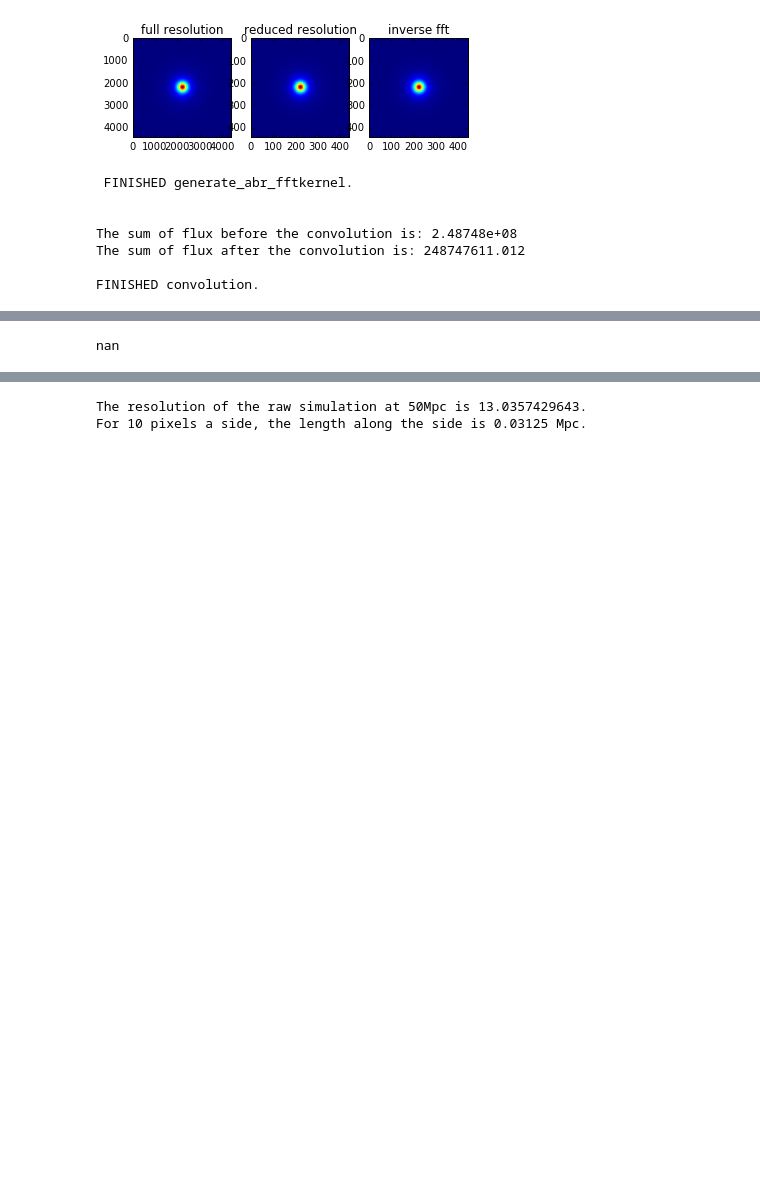
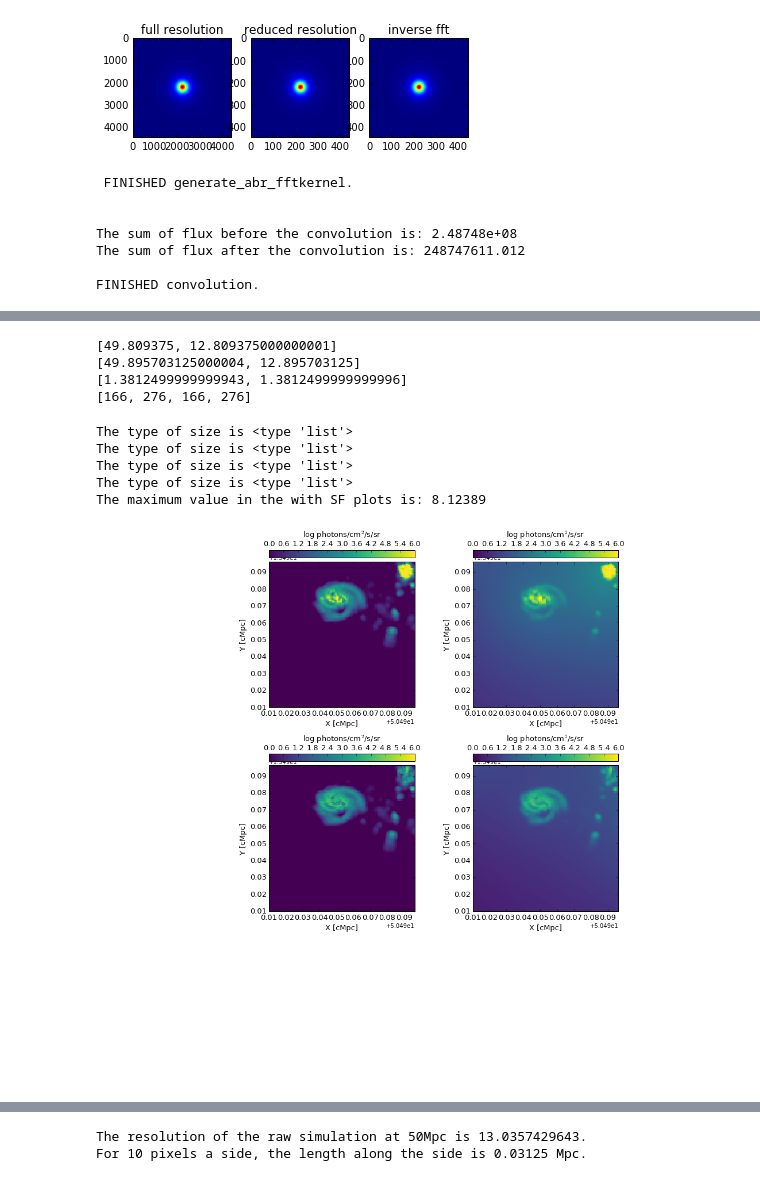
Before and after one commit to lokhorst/HalphaScripts, a Jupyter notebook: EagleSimScripts/psf_image_conv_compareSFandnonSR.ipynb, the cells around one changed output, grey strips where cells are left out. Saved outputs shown, nothing was run; the diff lists cells and outputs as text; code cells hidden in the pictures; blank space fills up the shorter version.

```diff
--- a/EagleSimScripts/psf_image_conv_compareSFandnonSR.ipynb
+++ b/EagleSimScripts/psf_image_conv_compareSFandnonSR.ipynb
@@ -350,4 +429,52 @@ def makemap(data,size,ax,colmap='viridis',xystarts = [0.,0.],title = '',colorbar
-# %%
-print np.max(convolved_noSF)
-# %% [output]
-nan
+# %%
+numz = 8
+
+xystarts_small = [xystarts_out[0]+size_out[0]/numz/2,xystarts_out[1]+size_out[1]/numz/2]
+size_small = [size_out[0]/numz/2, size_out[1]/numz/2]
+bounds = [data_FOV_total.shape[0]/2-data_FOV_total.shape[0]/numz,data_FOV_total.shape[0]/2+data_FOV_total.shape[0]/numz,\
+          data_FOV_total.shape[1]/2-data_FOV_total.shape[1]/numz,data_FOV_total.shape[0]/2+data_FOV_total.shape[1]/numz]
+print xystarts_out
+print xystarts_small
+print size_out
+print bounds
+# %% [output]
+[49.809375, 12.809375000000001]
+[49.895703125000004, 12.895703125]
+[1.3812499999999943, 1.3812499999999996]
+[166, 276, 166, 276]
+# %%
+vmin=0; vmax=6
+# with SFR
+fig, ((ax1,ax2),(ax3,ax4)) = plt.subplots(2, 2, figsize=(10, 10))
+
+xystarts_small = [xystarts_out[0]+size_out[0]/2,xystarts_out[1]+size_out[1]/2]
+
+#get_halpha_SB.
+makemap(data_FOV_total[bounds[0]:bounds[1],bounds[2]:bounds[3]],size_small,ax1,\
+        xystarts = xystarts_small,Vmin=vmin,Vmax=vmax)
+ax1.text(50.40,13.40,'with SFR',color='white',fontsize=12)
+#get_halpha_SB.
+makemap(np.log10(np.fft.fftshift(convolved_withSF))[bounds[0]:bounds[1],bounds[2]:bounds[3]],size_small,ax2,\
+        xystarts = xystarts_small,Vmin=vmin,Vmax=vmax)
+ax2.text(50.40,13.40,'with SFR, convolved with double-Moffat plus Aureole',color='white',fontsize=12)
+
+# no SFR
+#fig, (ax1,ax2) = plt.subplots(1, 2, figsize=(16, 16))
+#get_halpha_SB.
+makemap(data_FOV_noSF[bounds[0]:bounds[1],bounds[2]:bounds[3]],size_small,ax3,\
+        xystarts = xystarts_small,Vmin=vmin,Vmax=vmax)
+ax3.text(50.40,13.40,'no SFR',color='white',fontsize=12)
+#get_halpha_SB.
+makemap(np.log10(np.fft.fftshift(convolved_noSF))[bounds[0]:bounds[1],bounds[2]:bounds[3]],size_small,\
+        ax4,xystarts = xystarts_small,Vmin=vmin,Vmax=vmax)
+ax4.text(50.40,13.40,'no SFR, convolved with double-Moffat plus Aureole',color='white',fontsize=12)
+plt.tight_layout()
+
+print "The maximum value in the with SF plots is: %s"%np.max(data_FOV_total)
+# %% [output]
+The type of size is <type 'list'>
+The type of size is <type 'list'>
+The type of size is <type 'list'>
+The type of size is <type 'list'>
+The maximum value in the with SF plots is: 8.12389
+[figure, added]
```
Also changed, not shown: parts of 12 cells of this notebook, 5 other files.
